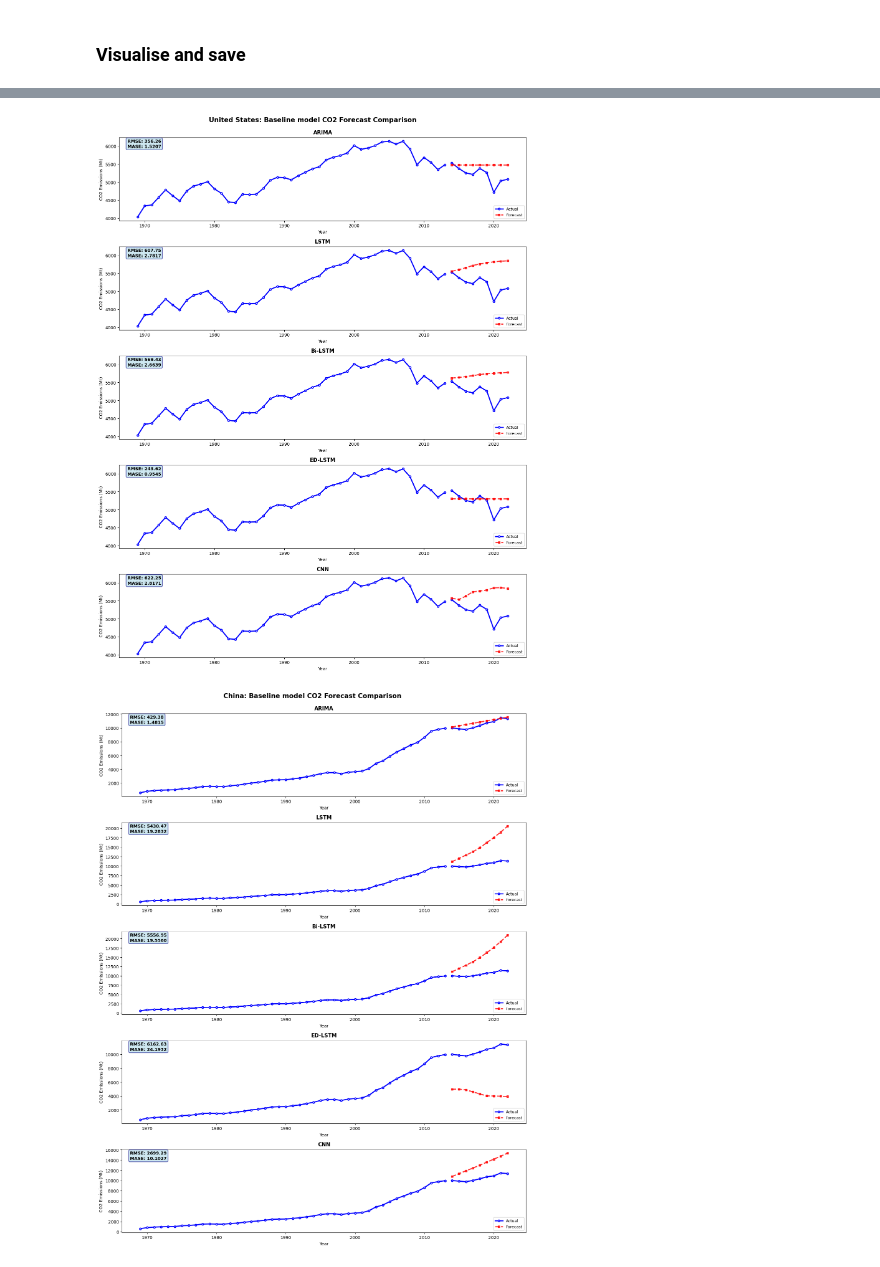
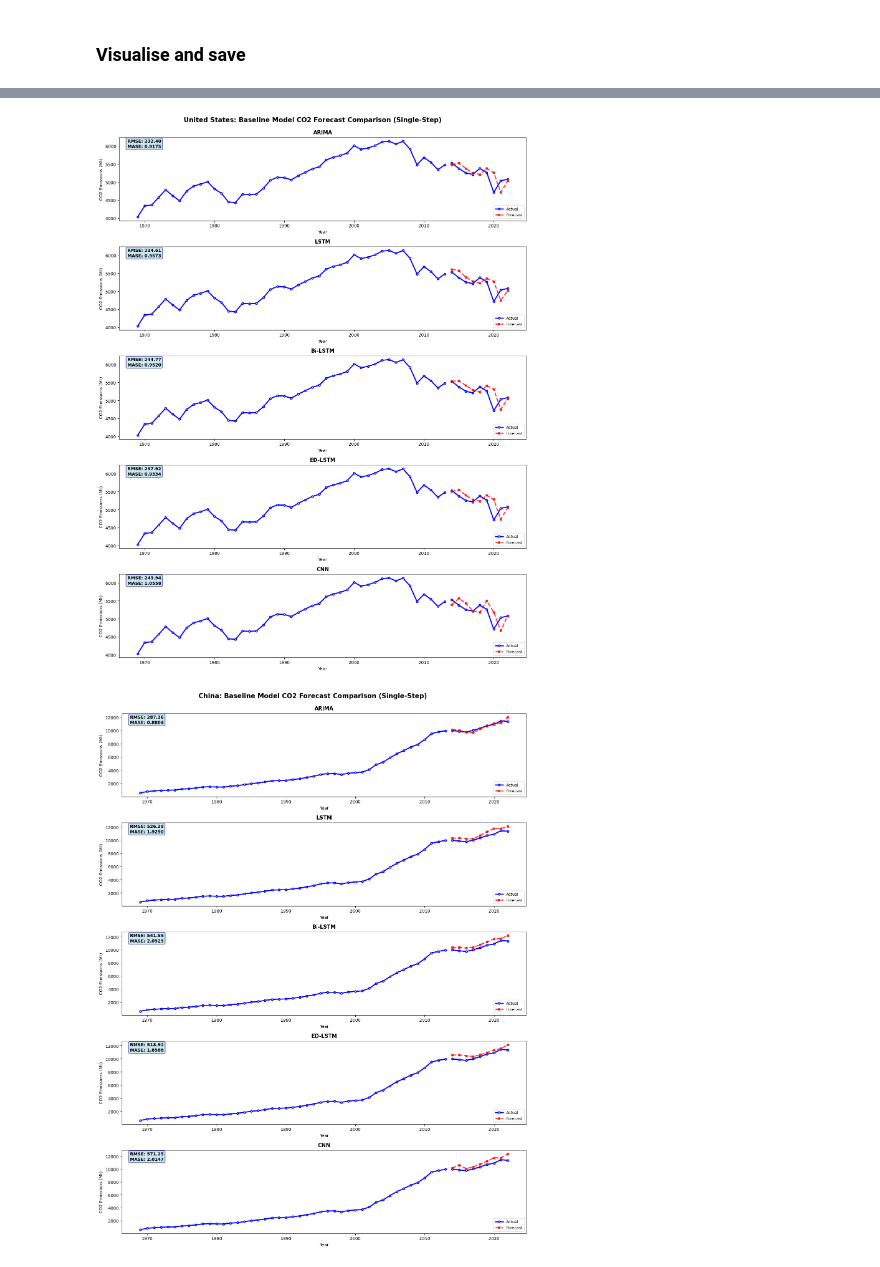
Before and after one commit to pinglainstitute/energy-gdp-emissions, a Jupyter notebook: code/02_02_Univariate_DL_models.ipynb, the cells around one changed output, grey strips where cells are left out. Saved outputs shown, nothing was run; the diff lists cells and outputs as text; code cells hidden in the pictures.

```diff
--- a/code/02_02_Univariate_DL_models.ipynb
+++ b/code/02_02_Univariate_DL_models.ipynb
@@ -297,22 +348,32 @@ def train_arima(train_country, test_country, target, order):
     train_sorted = train_country.sort_values('year')
     test_sorted = test_country.sort_values('year')
 
-    y_train = train_sorted[target].values
+    combined_data = pd.concat([train_sorted, test_sorted], ignore_index=True)
+    combined_values = combined_data[target].values
+
+    train_len = len(train_sorted)
+
+    forecasts = []
+    for i in range(len(test_sorted)):
+        train_data = combined_values[:train_len + i]
+
+        model = ARIMA(train_data, order=order)
+        fitted_model = model.fit()
+
+        # Forecast one step ahead
+        forecast = fitted_model.forecast(steps=1)
+        forecasts.append(forecast[0])
+
+    forecasts = np.array(forecasts)
     y_test = test_sorted[target].values
 
-    model = ARIMA(y_train, order=order)
-    fitted_model = model.fit()
-
-    # Forecast (ARIMA uses recursive strategy internally)
-    forecast = fitted_model.forecast(steps=len(y_test))
-
-    rmse = np.sqrt(mean_squared_error(y_test, forecast))
-    mase_score = mase(y_test, forecast)
+    rmse = np.sqrt(mean_squared_error(y_test, forecasts))
+    mase_score = mase(y_test, forecasts)
 
     print(f"    ARIMA - RMSE: {rmse:.2f}, MASE: {mase_score:.4f}")
 
     return {
-        'forecast': forecast,
+        'forecast': forecasts,
         'RMSE': rmse,
         'MASE': mase_score
     }
@@ -402,7 +463,8 @@ with open(md_filepath, 'w') as f:
     f.write("## Methodology\n\n")
     f.write("- **Input**: 5 year steps of CO2 data\n")
     f.write("- **Output**: Forecast 1 year step\n")
-    f.write("- **Forecasting Strategy for DL models**: Recursive taken to compare with ARIMA\n")
+    f.write("- **Normalisation**: DL models using pct change from the previous year normalisation, ARIMA with original values\n")
+    f.write("- **Forecasting Strategy for DL models**: Single-step prediction for each time step\n")
     f.write("- **Test Period**: 9 years\n\n")
 
     f.write("## RMSE Results by Model and Country\n\n")
@@ -445,33 +507,33 @@ for country in SELECTED_COUNTRIES:
             rmse = result['RMSE']
             mase_score = result['MASE']
 
             ax.plot(test_country['year'], forecast,
                    color=colors['forecast'], linewidth=2.5, linestyle='--',
                    label='Forecast', marker='s', markersize=4, alpha=0.8)
 
             textstr = f"RMSE: {rmse:.2f}\nMASE: {mase_score:.4f}"
             props = dict(boxstyle='round', facecolor='lightblue', alpha=0.6, edgecolor='navy', linewidth=1.5)
             ax.text(0.02, 0.98, textstr, transform=ax.transAxes, fontsize=10,
                    verticalalignment='top', bbox=props, fontweight='bold')
 
         ax.set_title(f'{model_name}', fontsize=12, fontweight='bold', pad=8)
         ax.set_xlabel('Year', fontsize=10)
         ax.set_ylabel('CO2 Emissions (Mt)', fontsize=10)
         ax.legend(loc='lower right', fontsize=9, framealpha=0.9)
 
-    plt.suptitle(f'{country}: Baseline model CO2 Forecast Comparison',
+    plt.suptitle(f'{country}: Baseline Model CO2 Forecast Comparison (Single-Step)',
                 fontsize=15, fontweight='bold', y=0.995)
     plt.tight_layout()
 
     # Save plot
     plot_filename = f"{country.replace(' ', '_')}_baseline_model_comparison.png"
     plot_filepath = os.path.join(save_dir, plot_filename)
     plt.savefig(plot_filepath, dpi=150, bbox_inches='tight')
 # %% [output]
 Creating plot for UNITED STATES
 
 Creating plot for CHINA
 
 Creating plot for INDIA
-[figure, old version]
+[figure, new version]
-[figure, old version]
+[figure, new version]
```
Also changed, not shown: parts of 9 cells of this notebook.
